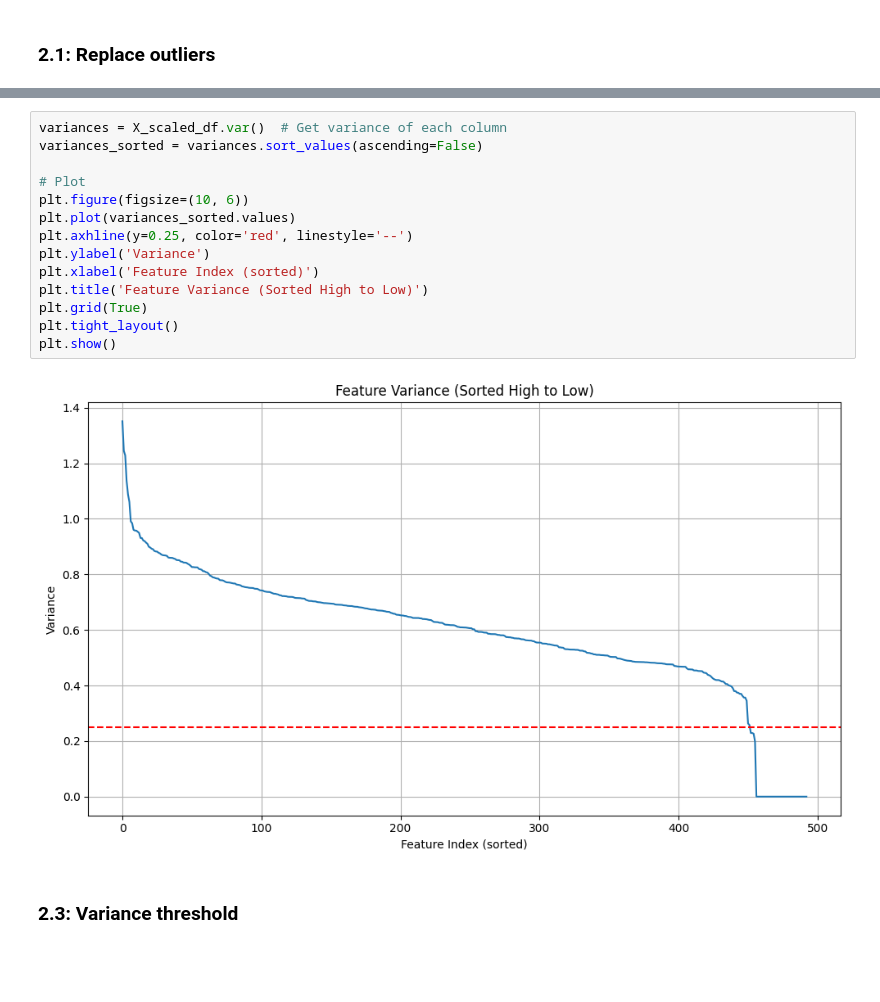
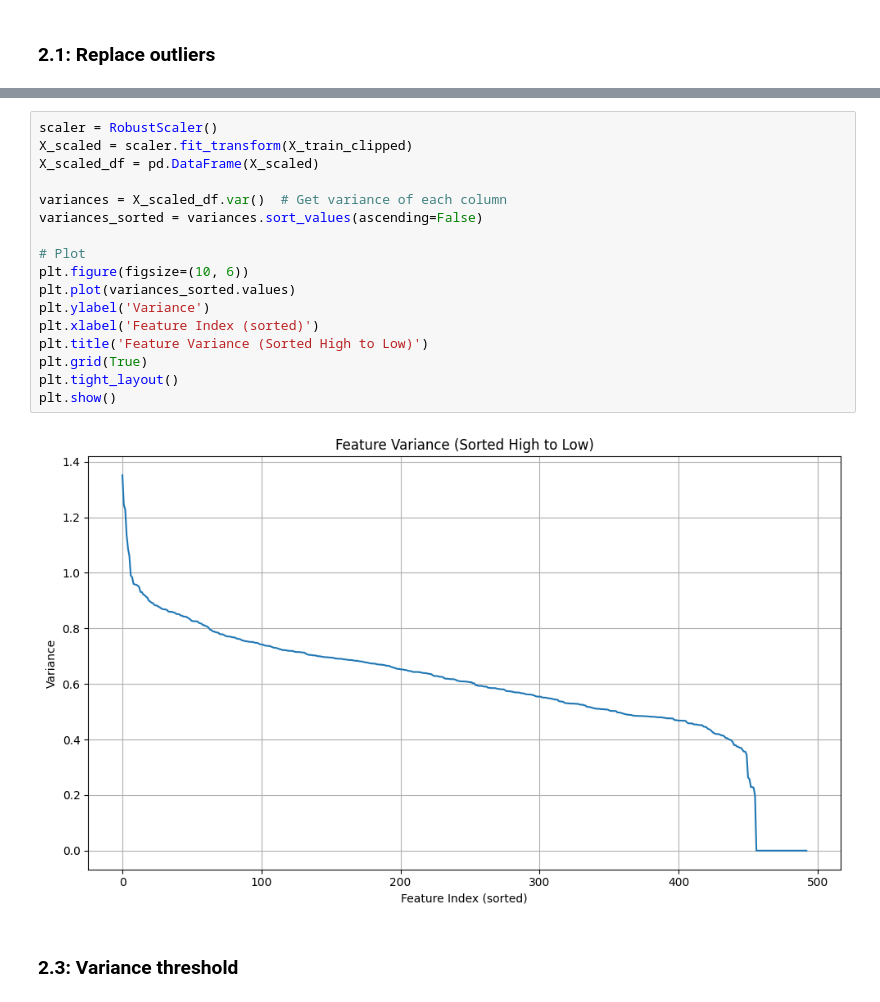
Before and after one commit to Roberto-TM/TM10007_ML_Project_group3, a Jupyter notebook: assignment.ipynb, the cells around one changed output, grey strips where cells are left out. Saved outputs shown, nothing was run; the diff lists cells and outputs as text; blank space fills up the shorter version.

```diff
--- a/assignment.ipynb
+++ b/assignment.ipynb
@@ -199,19 +192,22 @@ X_scaled_df = pd.DataFrame(X_scaled)
 # %%
+scaler = RobustScaler()
+X_scaled = scaler.fit_transform(X_train_clipped)
+X_scaled_df = pd.DataFrame(X_scaled)
+
 variances = X_scaled_df.var()  # Get variance of each column
 variances_sorted = variances.sort_values(ascending=False)
 
 # Plot
 plt.figure(figsize=(10, 6))
 plt.plot(variances_sorted.values)
-plt.axhline(y=0.25, color='red', linestyle='--')
 plt.ylabel('Variance')
 plt.xlabel('Feature Index (sorted)')
 plt.title('Feature Variance (Sorted High to Low)')
 plt.grid(True)
 plt.tight_layout()
 plt.show()
 # %% [output]
-[figure, old version]
+[figure, new version]
 # %% [markdown]
 ### 2.3: Variance threshold
 # %%
```
Also changed, not shown: parts of 20 cells of this notebook.
